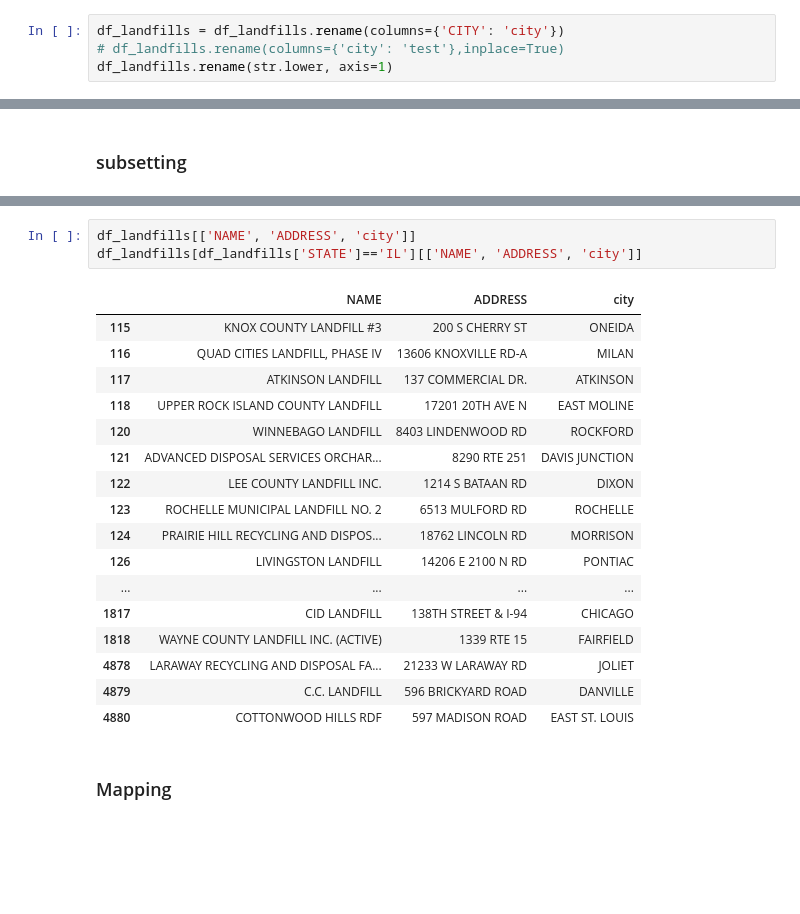
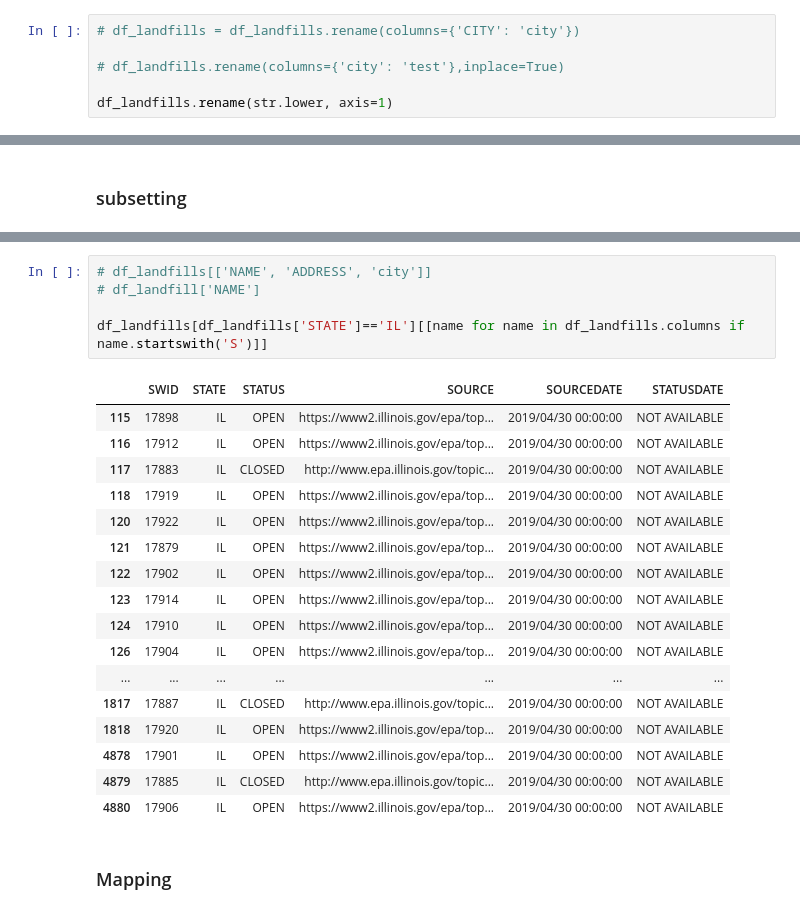
Before and after one commit to Spring-21-TA-Notebooks/Rahul-Notebooks, a Jupyter notebook: Week 5/week5_rahul.ipynb, the cells around one changed output, grey strips where cells are left out. Cells and saved outputs as stored; diff of their text form; blank space fills up the shorter version.

```diff
--- a/Week 5/week5_rahul.ipynb
+++ b/Week 5/week5_rahul.ipynb
@@ -82,8 +72,10 @@ len(df_landfills['STATE'].unique())
 # %% [markdown]
 ### renaming
 # %%
-df_landfills = df_landfills.rename(columns={'CITY': 'city'})
+# df_landfills = df_landfills.rename(columns={'CITY': 'city'})
+
 # df_landfills.rename(columns={'city': 'test'},inplace=True)
+
 df_landfills.rename(str.lower, axis=1)
 # %% [output]
 |  | x | y | objectid | swid | name | address | city | state | zip | zip4 | ... | ... |
@@ -125,24 +106,26 @@ df_landfills[df_landfills['STATE']=='IL']
-# %%
-df_landfills[['NAME', 'ADDRESS', 'city']]
-df_landfills[df_landfills['STATE']=='IL'][['NAME', 'ADDRESS', 'city']]
-# %% [output]
-|  | NAME | ADDRESS | city |
-| 115 | KNOX COUNTY LANDFILL #3 | 200 S CHERRY ST | ONEIDA |
-| 116 | QUAD CITIES LANDFILL, PHASE IV | 13606 KNOXVILLE RD-A | MILAN |
-| 117 | ATKINSON LANDFILL | 137 COMMERCIAL DR. | ATKINSON |
-| 118 | UPPER ROCK ISLAND COUNTY LANDFILL | 17201 20TH AVE N | EAST MOLINE |
-| 120 | WINNEBAGO LANDFILL | 8403 LINDENWOOD RD | ROCKFORD |
-| 121 | ADVANCED DISPOSAL SERVICES ORCHAR... | 8290 RTE 251 | DAVIS JUNCTION |
-| 122 | LEE COUNTY LANDFILL INC. | 1214 S BATAAN RD | DIXON |
-| 123 | ROCHELLE MUNICIPAL LANDFILL NO. 2 | 6513 MULFORD RD | ROCHELLE |
-| 124 | PRAIRIE HILL RECYCLING AND DISPOS... | 18762 LINCOLN RD | MORRISON |
-| 126 | LIVINGSTON LANDFILL | 14206 E 2100 N RD | PONTIAC |
-| ... | ... | ... | ... |
-| 1817 | CID LANDFILL | 138TH STREET & I-94 | CHICAGO |
-| 1818 | WAYNE COUNTY LANDFILL INC. (ACTIVE) | 1339 RTE 15 | FAIRFIELD |
-| 4878 | LARAWAY RECYCLING AND DISPOSAL FA... | 21233 W LARAWAY RD | JOLIET |
-| 4879 | C.C. LANDFILL | 596 BRICKYARD ROAD | DANVILLE |
-| 4880 | COTTONWOOD HILLS RDF | 597 MADISON ROAD | EAST ST. LOUIS |
+# %%
+# df_landfills[['NAME', 'ADDRESS', 'city']]
+# df_landfill['NAME']
+
+df_landfills[df_landfills['STATE']=='IL'][[name for name in df_landfills.columns if name.startswith('S')]]
+# %% [output]
+|  | SWID | STATE | STATUS | SOURCE | SOURCEDATE | STATUSDATE |
+| 115 | 17898 | IL | OPEN | https://www2.illinois.gov/epa/top... | 2019/04/30 00:00:00 | NOT AVAILABLE |
+| 116 | 17912 | IL | OPEN | https://www2.illinois.gov/epa/top... | 2019/04/30 00:00:00 | NOT AVAILABLE |
+| 117 | 17883 | IL | CLOSED | http://www.epa.illinois.gov/topic... | 2019/04/30 00:00:00 | NOT AVAILABLE |
+| 118 | 17919 | IL | OPEN | https://www2.illinois.gov/epa/top... | 2019/04/30 00:00:00 | NOT AVAILABLE |
+| 120 | 17922 | IL | OPEN | https://www2.illinois.gov/epa/top... | 2019/04/30 00:00:00 | NOT AVAILABLE |
+| 121 | 17879 | IL | OPEN | https://www2.illinois.gov/epa/top... | 2019/04/30 00:00:00 | NOT AVAILABLE |
+| 122 | 17902 | IL | OPEN | https://www2.illinois.gov/epa/top... | 2019/04/30 00:00:00 | NOT AVAILABLE |
+| 123 | 17914 | IL | OPEN | https://www2.illinois.gov/epa/top... | 2019/04/30 00:00:00 | NOT AVAILABLE |
+| 124 | 17910 | IL | OPEN | https://www2.illinois.gov/epa/top... | 2019/04/30 00:00:00 | NOT AVAILABLE |
+| 126 | 17904 | IL | OPEN | https://www2.illinois.gov/epa/top... | 2019/04/30 00:00:00 | NOT AVAILABLE |
+| ... | ... | ... | ... | ... | ... | ... |
+| 1817 | 17887 | IL | CLOSED | http://www.epa.illinois.gov/topic... | 2019/04/30 00:00:00 | NOT AVAILABLE |
+| 1818 | 17920 | IL | OPEN | https://www2.illinois.gov/epa/top... | 2019/04/30 00:00:00 | NOT AVAILABLE |
+| 4878 | 17901 | IL | OPEN | https://www2.illinois.gov/epa/top... | 2019/04/30 00:00:00 | NOT AVAILABLE |
+| 4879 | 17885 | IL | CLOSED | http://www.epa.illinois.gov/topic... | 2019/04/30 00:00:00 | NOT AVAILABLE |
+| 4880 | 17906 | IL | OPEN | https://www2.illinois.gov/epa/top... | 2019/04/30 00:00:00 | NOT AVAILABLE |
 # %% [markdown]
 ### Mapping
 # %%
```
Also changed, not shown: parts of 8 cells of this notebook.
